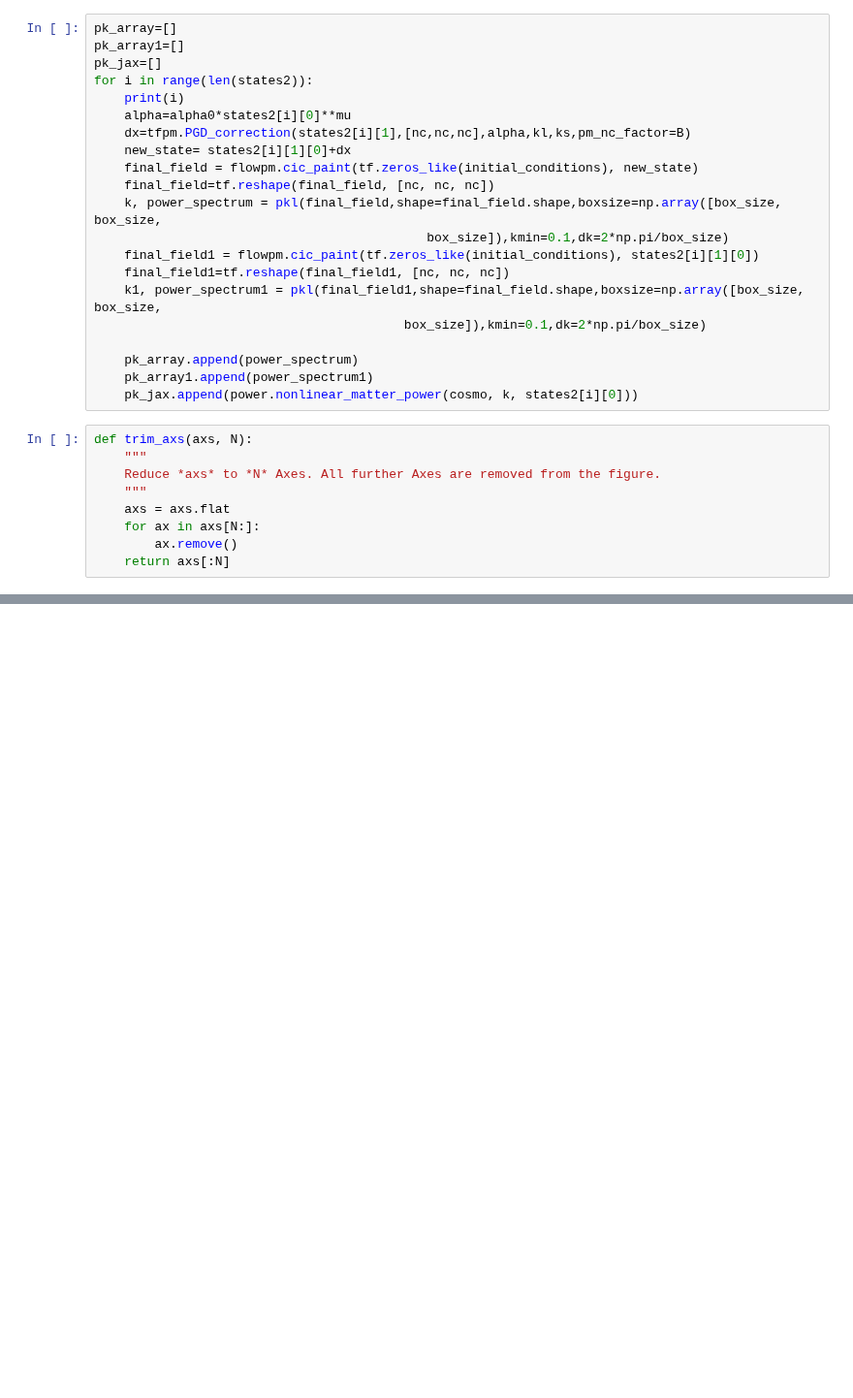
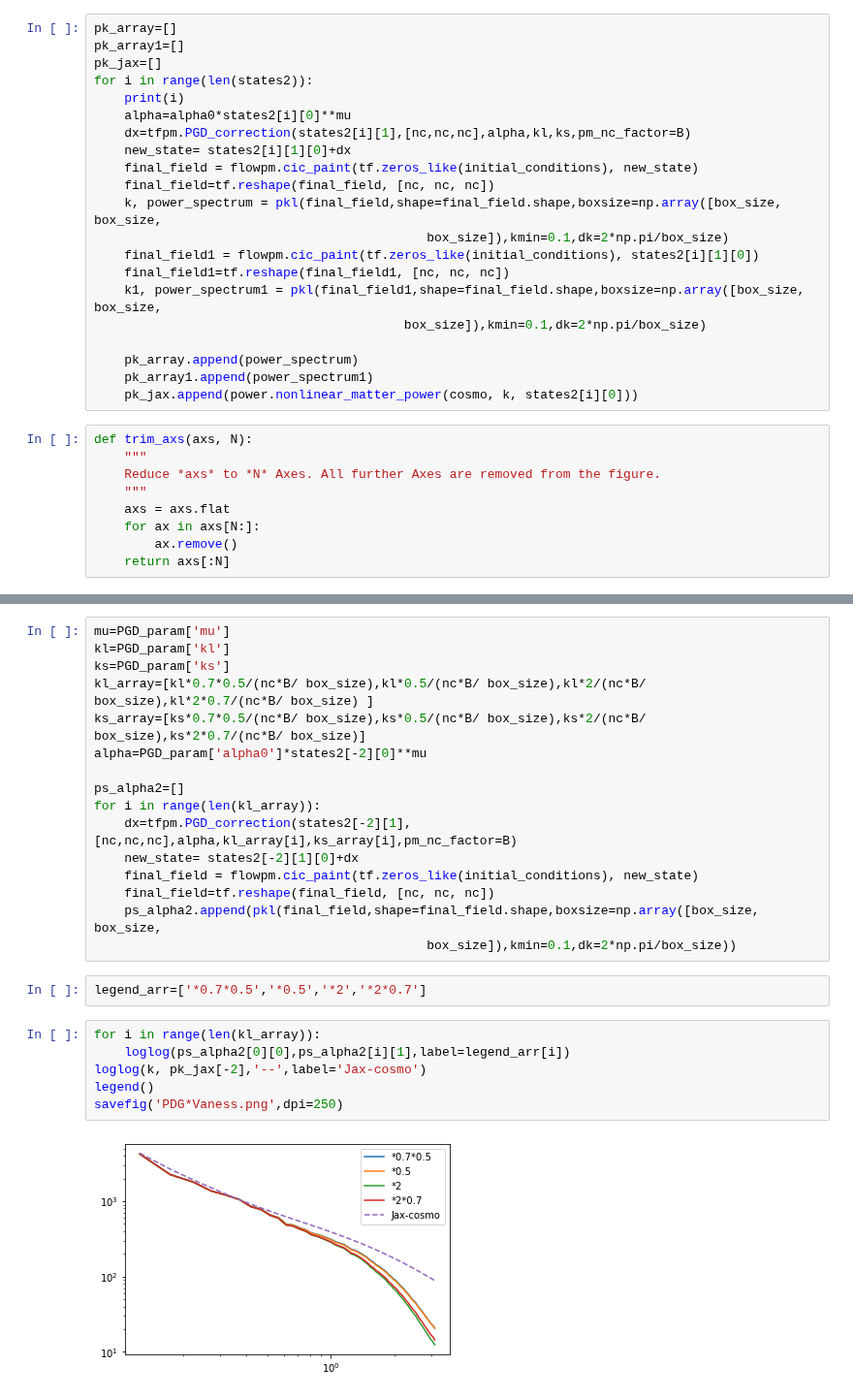
Before and after one commit to DifferentiableUniverseInitiative/flowpm, a Jupyter notebook: notebooks/dev/PGD_test.ipynb, the cells around one changed output, grey strips where cells are left out. Shown at 97% size. Drawn from its saved outputs; the diff is of its cells as text; blank space fills up the shorter version.

```diff
--- a/notebooks/dev/PGD_test.ipynb
+++ b/notebooks/dev/PGD_test.ipynb
@@ -124,0 +138,26 @@ legend(loc='lower left')
+# %%
+mu=PGD_param['mu']
+kl=PGD_param['kl']
+ks=PGD_param['ks']
+kl_array=[kl*0.7*0.5/(nc*B/ box_size),kl*0.5/(nc*B/ box_size),kl*2/(nc*B/ box_size),kl*2*0.7/(nc*B/ box_size) ]
+ks_array=[ks*0.7*0.5/(nc*B/ box_size),ks*0.5/(nc*B/ box_size),ks*2/(nc*B/ box_size),ks*2*0.7/(nc*B/ box_size)]
+alpha=PGD_param['alpha0']*states2[-2][0]**mu
+
+ps_alpha2=[]
+for i in range(len(kl_array)):
+    dx=tfpm.PGD_correction(states2[-2][1],[nc,nc,nc],alpha,kl_array[i],ks_array[i],pm_nc_factor=B)
+    new_state= states2[-2][1][0]+dx
+    final_field = flowpm.cic_paint(tf.zeros_like(initial_conditions), new_state)
+    final_field=tf.reshape(final_field, [nc, nc, nc])
+    ps_alpha2.append(pkl(final_field,shape=final_field.shape,boxsize=np.array([box_size, box_size,
+                                            box_size]),kmin=0.1,dk=2*np.pi/box_size))
+# %%
+legend_arr=['*0.7*0.5','*0.5','*2','*2*0.7']
+# %%
+for i in range(len(kl_array)):
+    loglog(ps_alpha2[0][0],ps_alpha2[i][1],label=legend_arr[i])
+loglog(k, pk_jax[-2],'--',label='Jax-cosmo')
+legend()
+savefig('PDG*Vaness.png',dpi=250)
+# %% [output]
+[figure, added]
```
Also changed, not shown: parts of 14 cells of this notebook.
